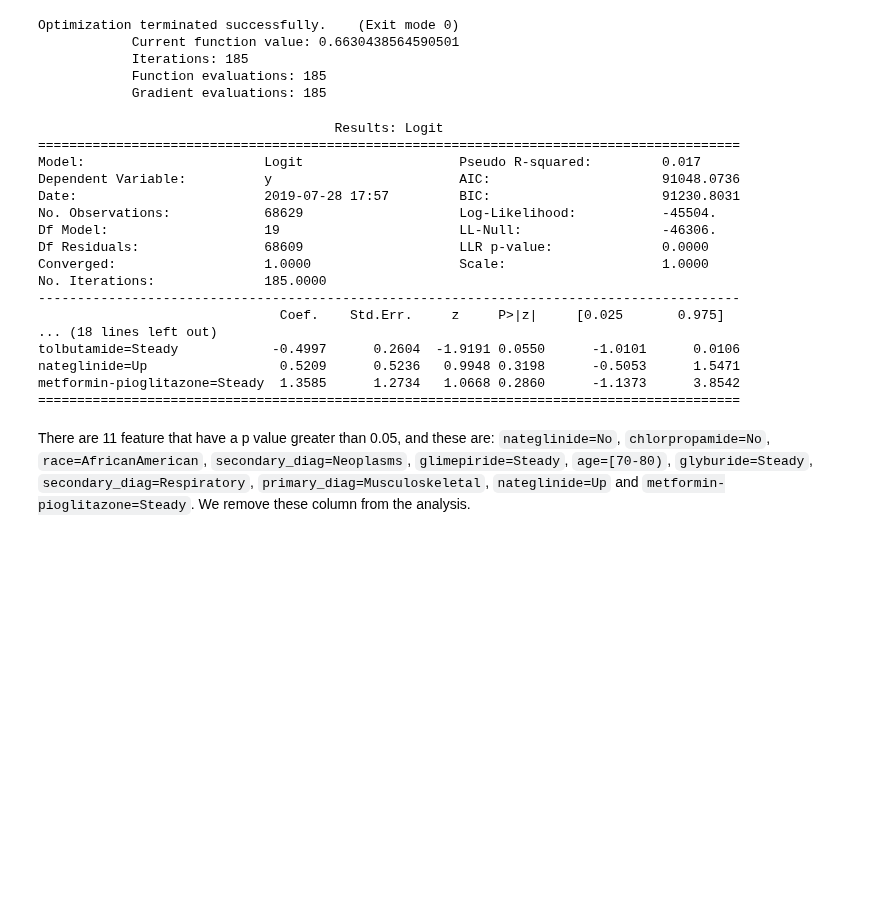
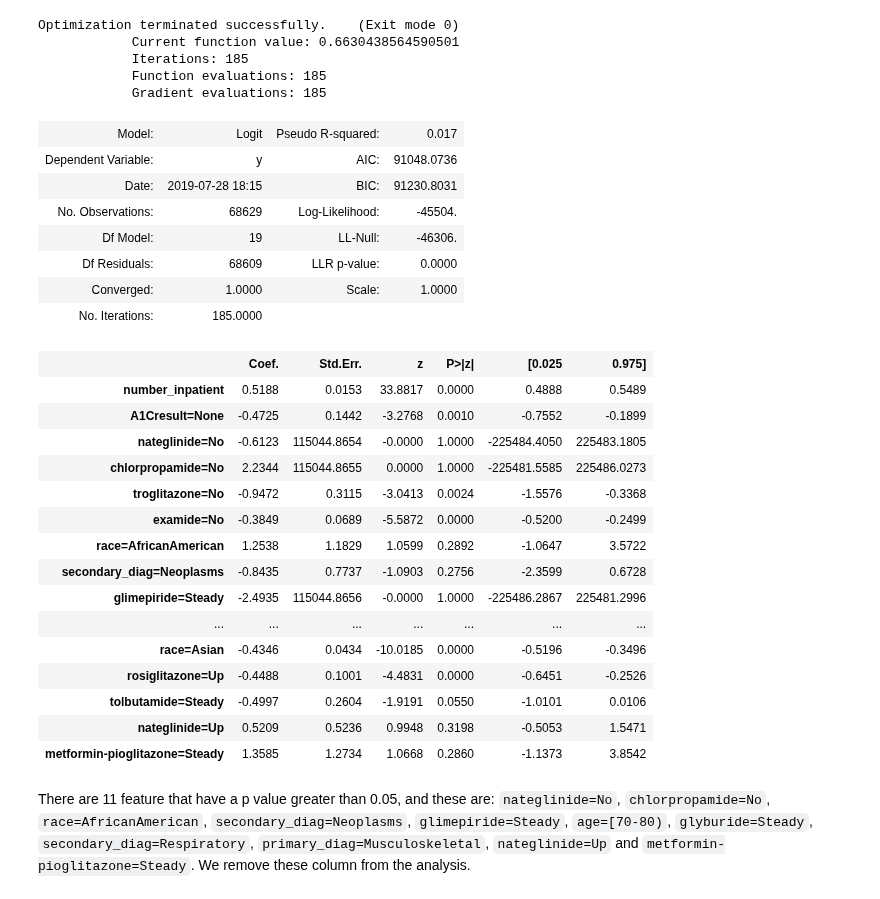
Before and after one commit to capac/kaggle-notebooks, a Jupyter notebook: diabetes-in-130-US-hospitals/2-checking-algorithms.ipynb, the cells around one changed output. Drawn from its saved outputs; the diff is of its cells as text; code cells hidden in the pictures; blank space fills up the shorter version.

Commit message:
Changed tables with 'display'

```diff
--- a/diabetes-in-130-US-hospitals/2-checking-algorithms.ipynb
+++ b/diabetes-in-130-US-hospitals/2-checking-algorithms.ipynb
@@ -140,25 +140,32 @@ Optimization terminated successfully.    (Exit mode 0)
             Function evaluations: 185
             Gradient evaluations: 185
 # %%
-print(result.summary2())
+display(result.summary2())
 # %% [output]
-                                      Results: Logit
-==========================================================================================
-Model:                       Logit                    Pseudo R-squared:         0.017
-Dependent Variable:          y                        AIC:                      91048.0736
-Date:                        2019-07-28 17:57         BIC:                      91230.8031
-No. Observations:            68629                    Log-Likelihood:           -45504.
-Df Model:                    19                       LL-Null:                  -46306.
-Df Residuals:                68609                    LLR p-value:              0.0000
-Converged:                   1.0000                   Scale:                    1.0000
-No. Iterations:              185.0000
-------------------------------------------------------------------------------------------
-                               Coef.    Std.Err.     z     P>|z|     [0.025       0.975]
-... (18 lines left out)
-tolbutamide=Steady            -0.4997      0.2604  -1.9191 0.0550      -1.0101      0.0106
-nateglinide=Up                 0.5209      0.5236   0.9948 0.3198      -0.5053      1.5471
-metformin-pioglitazone=Steady  1.3585      1.2734   1.0668 0.2860      -1.1373      3.8542
-==========================================================================================
+| Model: | Logit | Pseudo R-squared: | 0.017 |
+| Dependent Variable: | y | AIC: | 91048.0736 |
+| Date: | 2019-07-28 18:15 | BIC: | 91230.8031 |
+| No. Observations: | 68629 | Log-Likelihood: | -45504. |
+| Df Model: | 19 | LL-Null: | -46306. |
+| Df Residuals: | 68609 | LLR p-value: | 0.0000 |
+| Converged: | 1.0000 | Scale: | 1.0000 |
+| No. Iterations: | 185.0000 |  |  |
+|  | Coef. | Std.Err. | z | P>|z| | [0.025 | 0.975] |
+| number_inpatient | 0.5188 | 0.0153 | 33.8817 | 0.0000 | 0.4888 | 0.5489 |
+| A1Cresult=None | -0.4725 | 0.1442 | -3.2768 | 0.0010 | -0.7552 | -0.1899 |
+| nateglinide=No | -0.6123 | 115044.8654 | -0.0000 | 1.0000 | -225484.4050 | 225483.1805 |
+| chlorpropamide=No | 2.2344 | 115044.8655 | 0.0000 | 1.0000 | -225481.5585 | 225486.0273 |
+| troglitazone=No | -0.9472 | 0.3115 | -3.0413 | 0.0024 | -1.5576 | -0.3368 |
+| examide=No | -0.3849 | 0.0689 | -5.5872 | 0.0000 | -0.5200 | -0.2499 |
+| race=AfricanAmerican | 1.2538 | 1.1829 | 1.0599 | 0.2892 | -1.0647 | 3.5722 |
+| secondary_diag=Neoplasms | -0.8435 | 0.7737 | -1.0903 | 0.2756 | -2.3599 | 0.6728 |
+| glimepiride=Steady | -2.4935 | 115044.8656 | -0.0000 | 1.0000 | -225486.2867 | 225481.2996 |
+| ... | ... | ... | ... | ... | ... | ... |
+| race=Asian | -0.4346 | 0.0434 | -10.0185 | 0.0000 | -0.5196 | -0.3496 |
+| rosiglitazone=Up | -0.4488 | 0.1001 | -4.4831 | 0.0000 | -0.6451 | -0.2526 |
+| tolbutamide=Steady | -0.4997 | 0.2604 | -1.9191 | 0.0550 | -1.0101 | 0.0106 |
+| nateglinide=Up | 0.5209 | 0.5236 | 0.9948 | 0.3198 | -0.5053 | 1.5471 |
+| metformin-pioglitazone=Steady | 1.3585 | 1.2734 | 1.0668 | 0.2860 | -1.1373 | 3.8542 |
 # %% [markdown]
 There are 11 feature that have a p value greater than 0.05, and these are: `nateglinide=No`, `chlorpropamide=No`, `race=AfricanAmerican`, `secondary_diag=Neoplasms`, `glimepiride=Steady`, `age=[70-80)`, `glyburide=Steady`, `secondary_diag=Respiratory`, `primary_diag=Musculoskeletal`, `nateglinide=Up` and `metformin-pioglitazone=Steady`. We remove these column from the analysis.
 # %%
```
Also changed, not shown: parts of 2 cells of this notebook.
